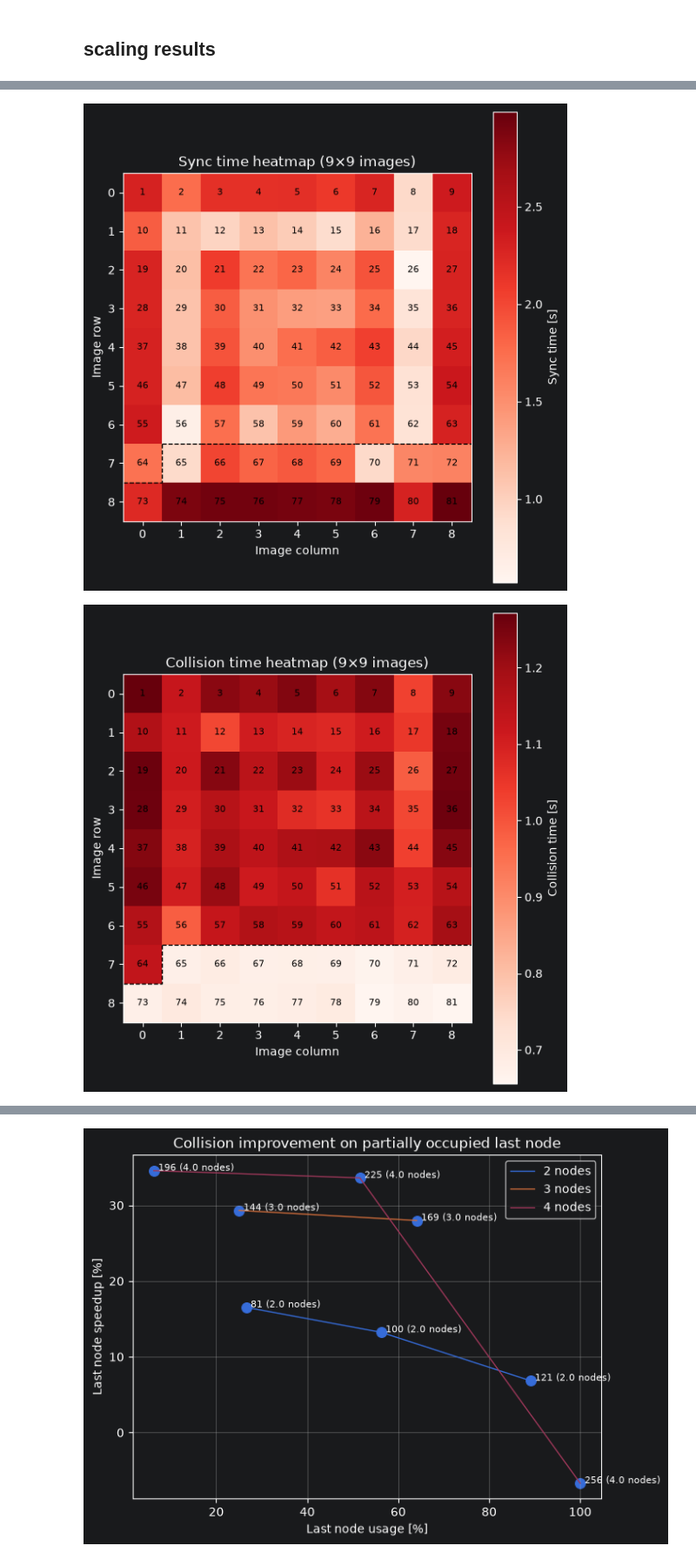
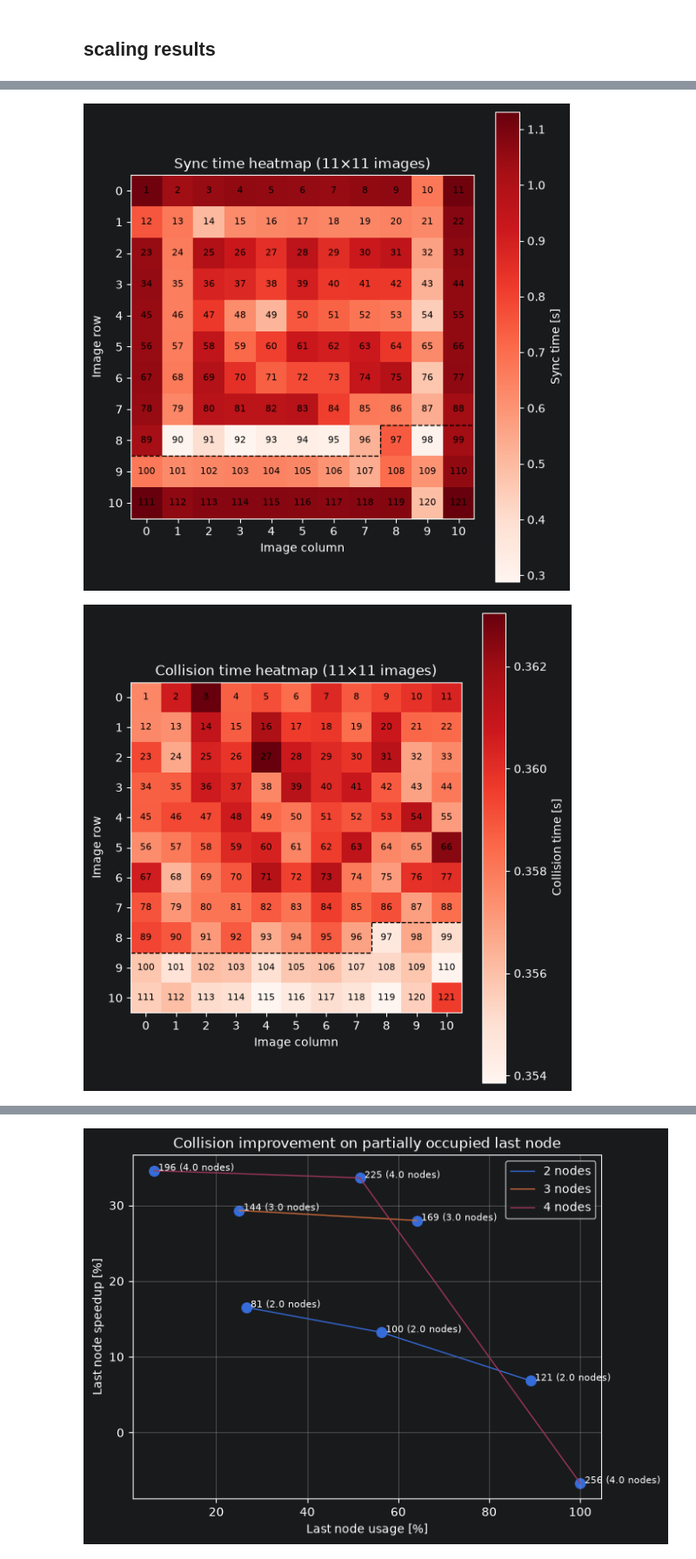
Before and after one commit to FranekM/Lattice-Boltzmann-D2Q9-Solver-in-Fortran, a Jupyter notebook: eval/evaluation.ipynb, the cells around one changed output, grey strips where cells are left out. Shown at 87% size. Saved outputs shown, nothing was run; the diff lists cells and outputs as text; code cells hidden in the pictures.

```diff
--- a/eval/evaluation.ipynb
+++ b/eval/evaluation.ipynb
@@ -407,11 +396,11 @@ heatmap_times(81, "Reds", "communication")
 # %%
-heatmap_times(81, "Reds", "sync")
+heatmap_times(121, "Reds", "sync", images_per_node = 96)
 # %% [output]
-[figure, old version]
+[figure, new version]
 # %%
-heatmap_times(81, "Reds", "collision")
+heatmap_times(121, "Reds", "collision", images_per_node = 96)
 # %% [output]
-[figure, old version]
+[figure, new version]
 # %% [markdown]
 | Obrazy | Potrzebne nody | Dostępne sloty | Wykorzystanie ostatniego noda |
 | -----: | -------------: | -------------: | ----------------------------: |
```
Also changed, not shown: parts of 15 cells of this notebook, 1 other file.
